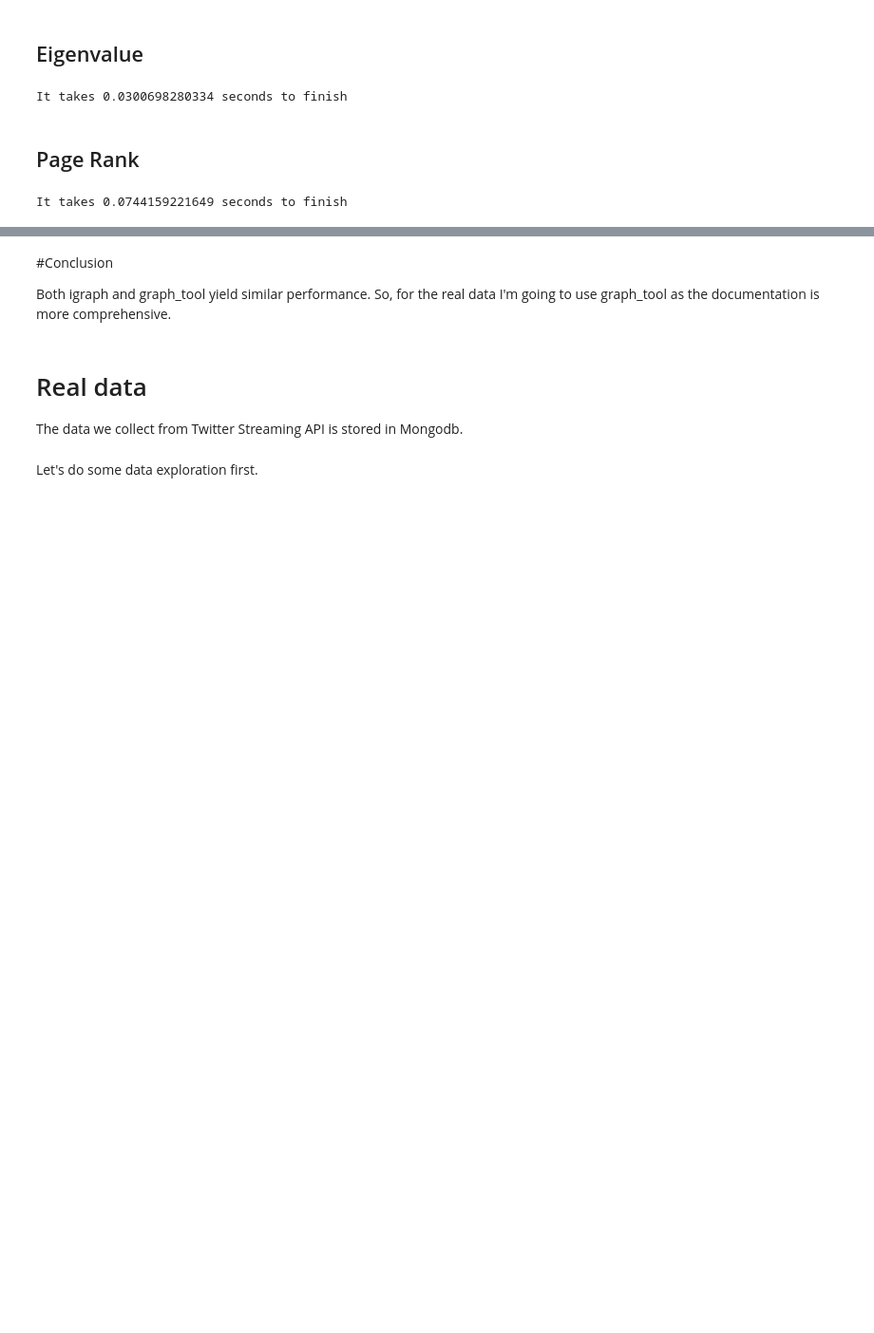
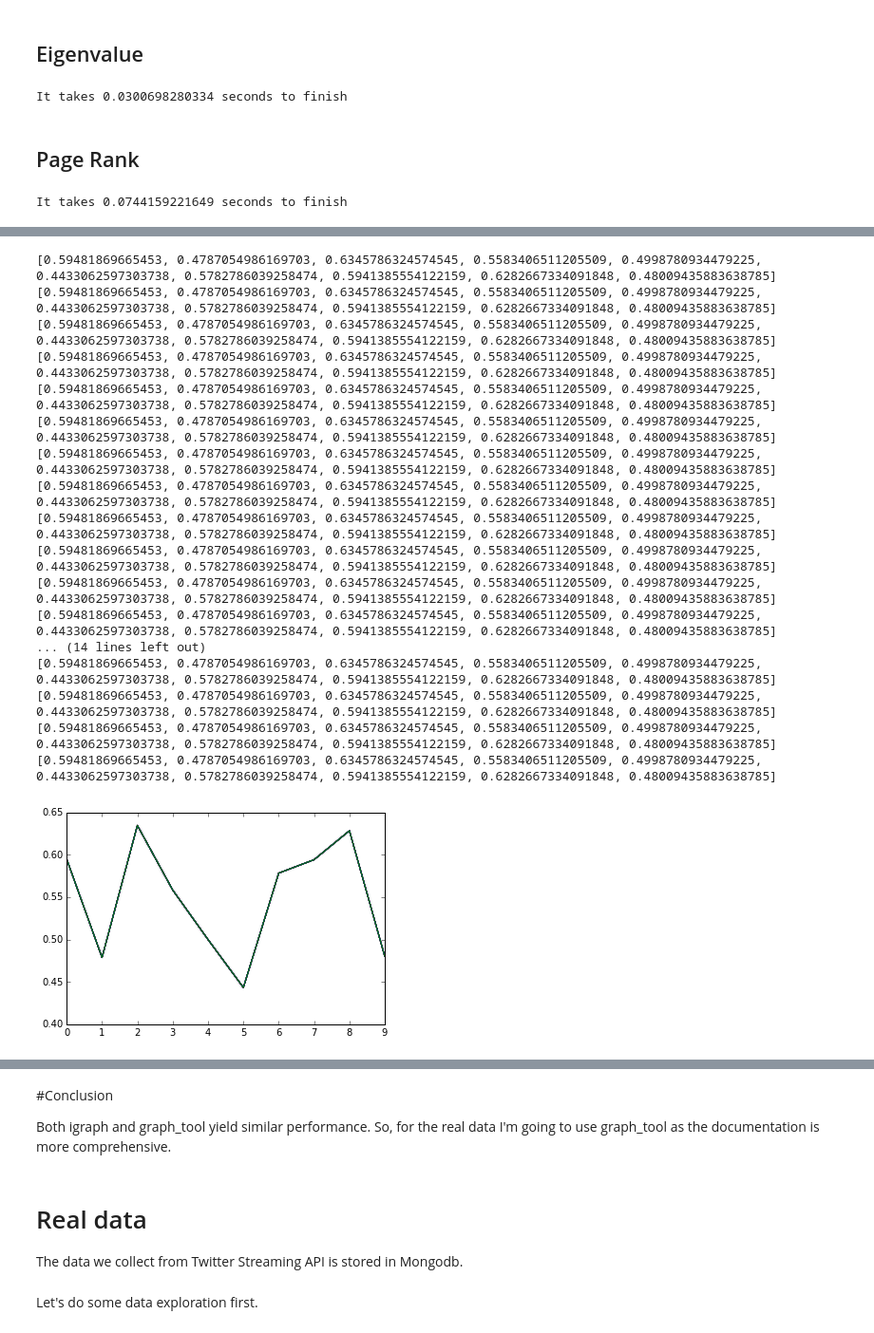
Before and after one commit to noppanit/sweepy, a Jupyter notebook: Twitter Network.ipynb, the cells around one changed output, grey strips where cells are left out. Shown: that part at 95% size. Saved outputs shown, nothing was run; the diff lists cells and outputs as text; code cells hidden in the pictures; blank space fills up the shorter version.

```diff
--- a/Twitter Network.ipynb
+++ b/Twitter Network.ipynb
@@ -363,0 +418,30 @@ It takes 0.0744159221649 seconds to finish
+# %%
+## repeat for 30 times periods
+for i in range(30):
+    ## iterate through all nodes in the network and tell them to make a step
+    for node in g.nodes():
+        node.step()
+
+    ## collect new attitude data, print it to the terminal and plot it.
+    col = [n.a for n in g.nodes()]
+    print col
+    plot.plot(col)
+# %% [output]
+[0.59481869665453, 0.4787054986169703, 0.6345786324574545, 0.5583406511205509, 0.4998780934479225, 0.4433062597303738, 0.5782786039258474, 0.5941385554122159, 0.6282667334091848, 0.48009435883638785]
+[0.59481869665453, 0.4787054986169703, 0.6345786324574545, 0.5583406511205509, 0.4998780934479225, 0.4433062597303738, 0.5782786039258474, 0.5941385554122159, 0.6282667334091848, 0.48009435883638785]
+[0.59481869665453, 0.4787054986169703, 0.6345786324574545, 0.5583406511205509, 0.4998780934479225, 0.4433062597303738, 0.5782786039258474, 0.5941385554122159, 0.6282667334091848, 0.48009435883638785]
+[0.59481869665453, 0.4787054986169703, 0.6345786324574545, 0.5583406511205509, 0.4998780934479225, 0.4433062597303738, 0.5782786039258474, 0.5941385554122159, 0.6282667334091848, 0.48009435883638785]
+[0.59481869665453, 0.4787054986169703, 0.6345786324574545, 0.5583406511205509, 0.4998780934479225, 0.4433062597303738, 0.5782786039258474, 0.5941385554122159, 0.6282667334091848, 0.48009435883638785]
+[0.59481869665453, 0.4787054986169703, 0.6345786324574545, 0.5583406511205509, 0.4998780934479225, 0.4433062597303738, 0.5782786039258474, 0.5941385554122159, 0.6282667334091848, 0.48009435883638785]
+[0.59481869665453, 0.4787054986169703, 0.6345786324574545, 0.5583406511205509, 0.4998780934479225, 0.4433062597303738, 0.5782786039258474, 0.5941385554122159, 0.6282667334091848, 0.48009435883638785]
+[0.59481869665453, 0.4787054986169703, 0.6345786324574545, 0.5583406511205509, 0.4998780934479225, 0.4433062597303738, 0.5782786039258474, 0.5941385554122159, 0.6282667334091848, 0.48009435883638785]
+[0.59481869665453, 0.4787054986169703, 0.6345786324574545, 0.5583406511205509, 0.4998780934479225, 0.4433062597303738, 0.5782786039258474, 0.5941385554122159, 0.6282667334091848, 0.48009435883638785]
+[0.59481869665453, 0.4787054986169703, 0.6345786324574545, 0.5583406511205509, 0.4998780934479225, 0.4433062597303738, 0.5782786039258474, 0.5941385554122159, 0.6282667334091848, 0.48009435883638785]
+[0.59481869665453, 0.4787054986169703, 0.6345786324574545, 0.5583406511205509, 0.4998780934479225, 0.4433062597303738, 0.5782786039258474, 0.5941385554122159, 0.6282667334091848, 0.48009435883638785]
+[0.59481869665453, 0.4787054986169703, 0.6345786324574545, 0.5583406511205509, 0.4998780934479225, 0.4433062597303738, 0.5782786039258474, 0.5941385554122159, 0.6282667334091848, 0.48009435883638785]
+... (14 lines left out)
+[0.59481869665453, 0.4787054986169703, 0.6345786324574545, 0.5583406511205509, 0.4998780934479225, 0.4433062597303738, 0.5782786039258474, 0.5941385554122159, 0.6282667334091848, 0.48009435883638785]
+[0.59481869665453, 0.4787054986169703, 0.6345786324574545, 0.5583406511205509, 0.4998780934479225, 0.4433062597303738, 0.5782786039258474, 0.5941385554122159, 0.6282667334091848, 0.48009435883638785]
+[0.59481869665453, 0.4787054986169703, 0.6345786324574545, 0.5583406511205509, 0.4998780934479225, 0.4433062597303738, 0.5782786039258474, 0.5941385554122159, 0.6282667334091848, 0.48009435883638785]
+[0.59481869665453, 0.4787054986169703, 0.6345786324574545, 0.5583406511205509, 0.4998780934479225, 0.4433062597303738, 0.5782786039258474, 0.5941385554122159, 0.6282667334091848, 0.48009435883638785]
+[figure, added]
```
Also changed, not shown: parts of 38 cells of this notebook.
